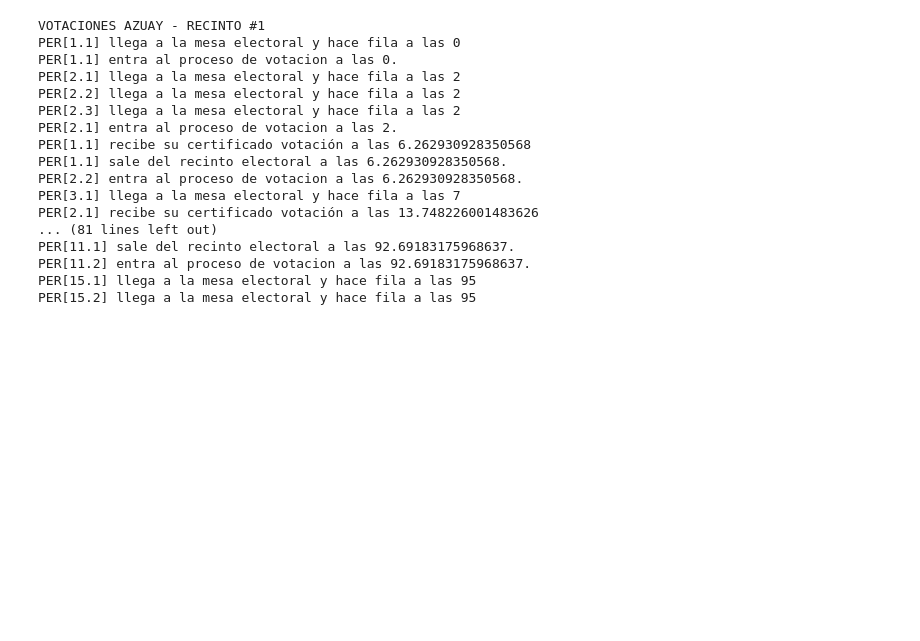
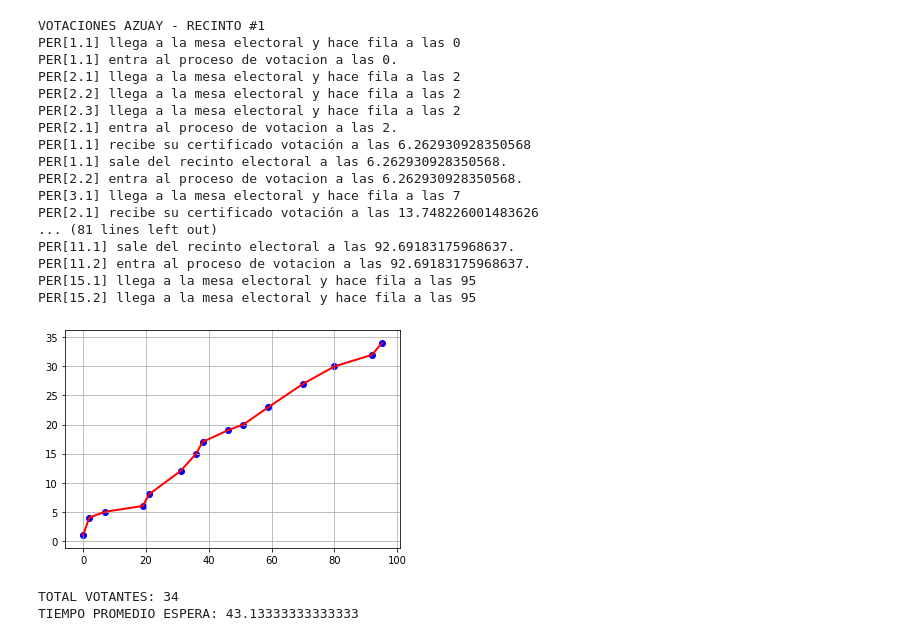
Before and after one commit to cmorocho-new/SimulacionCM, a Jupyter notebook: PrimerInterciclo/ExamenInterciclo/ExamenSimlacionElectoralCM.ipynb, the cells around one changed output. Saved outputs shown, nothing was run; the diff lists cells and outputs as text; code cells hidden in the pictures; blank space fills up the shorter version.

```diff
--- a/PrimerInterciclo/ExamenInterciclo/ExamenSimlacionElectoralCM.ipynb
+++ b/PrimerInterciclo/ExamenInterciclo/ExamenSimlacionElectoralCM.ipynb
@@ -208,3 +206,5 @@ TOTAL_VOTANTES = 0
+# %%
+TIEMPOS = []
 # %%
 class Recinto(object):
     """
@@ -290,3 +298,18 @@ PER[11.1] sale del recinto electoral a las 92.69183175968637.
 PER[11.2] entra al proceso de votacion a las 92.69183175968637.
 PER[15.1] llega a la mesa electoral y hace fila a las 95
 PER[15.2] llega a la mesa electoral y hace fila a las 95
+# %%
+tiempos = pd.DataFrame(TIEMPOS)
+plt.plot(tiempos['tiempo'], tiempos['cantidad'], linewidth=2,color='red')
+plt.scatter(tiempos['tiempo'], tiempos['cantidad'], color='blue')
+plt.grid(True)
+plt.show()
+# %% [output]
+[figure, added]
+# %%
+# IMPRESION DE RESULTADOS
+print("TOTAL VOTANTES:",  TIEMPOS[-1]['cantidad'])
+print("TIEMPO PROMEDIO ESPERA:",  tiempos['tiempo'].mean())
+# %% [output]
+TOTAL VOTANTES: 34
+TIEMPO PROMEDIO ESPERA: 43.13333333333333
```
Also changed, not shown: parts of 2 cells of this notebook, 2 other files.
